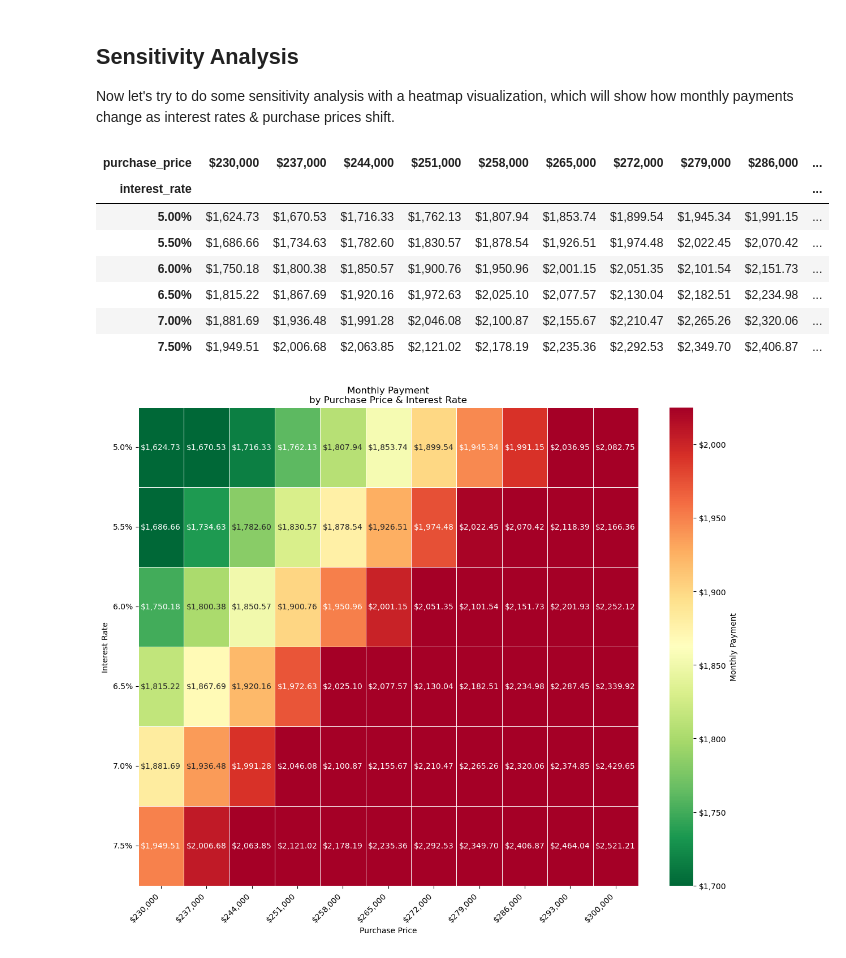
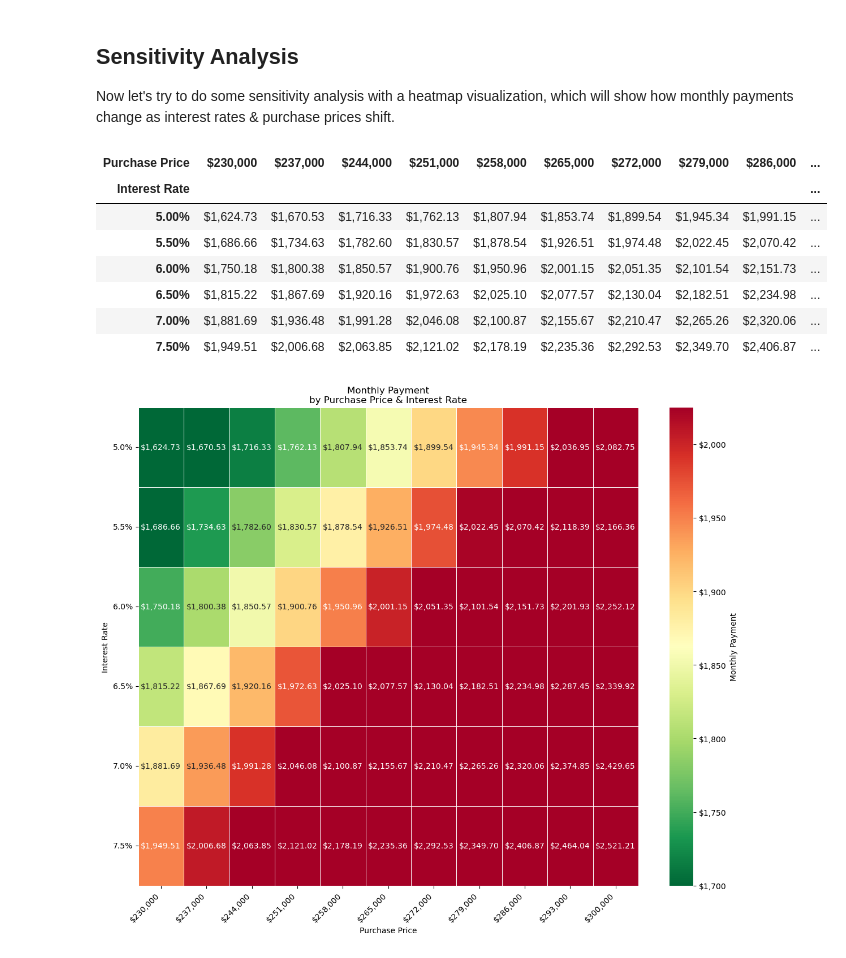
Before and after one commit to lcholmes91/mortgage-dashboard, a Jupyter notebook: house_buying.ipynb, the cells around one changed output. Drawn from its saved outputs; the diff is of its cells as text; code cells hidden in the pictures.

Commit message:
Update all products
- Updated README.md
- Updated .ipynb with comments & formatting
- Updated app.py with help popup tooltips & 'Show Values' formatting
- Produced new .html report from updated .ipynb

```diff
--- a/house_buying.ipynb
+++ b/house_buying.ipynb
@@ -209,28 +212,32 @@ Flood Insurance: $33.33
 ## Sensitivity Analysis
 Now let's try to do some sensitivity analysis with a heatmap visualization, which will show how monthly payments change as interest rates & purchase prices shift.
 # %%
-prices = np.round(np.arange(230_000, 300_001, 7_000), 3)    # 250k to 310k (inclusive) in 25k increments
-rates = np.round(np.arange(0.050, 0.0751, 0.005), 3)        # 5.5% to 8.0% (inclusive) in 0.5% increments
+prices = np.round(np.arange(230_000, 300_001, 7_000), 3)    # 230k to 310k (inclusive) in 7k increments
+rates = np.round(np.arange(0.050, 0.0751, 0.005), 3)        # 5.0% to 7.5% (inclusive) in 0.5% increments
 
-df = pd.DataFrame(index=rates, columns=prices, dtype=float)
-df.index.name = 'interest_rate'
-df.columns.name = 'purchase_price'
+df = pd.DataFrame(index=rates, columns=prices, dtype=float) # Create empty DataFrame to hold results
+df.index.name = 'interest_rate'                             # Rows = interest rates
+df.columns.name = 'purchase_price'                          # Columns = purchase prices
 
-for r in rates:
-    for p in prices:
-        payment = monthly_payment(purchase_price=p, down_payment=down_payment, note_rate=r, term_years=term_years,
-                        effective_tax_rate=effective_tax_rate, annual_premium=annual_premium, pmi_annual_rate=pmi_annual_rate,
-                        hoa_monthly=hoa_monthly, verbose=False)
-        df.loc[r, p] = round(payment, 2)
+for r in rates:         # For each interest rate (row)
+    for p in prices:    # For each purchase price (column)
+        payment = monthly_payment(purchase_price=p, down_payment=down_payment, note_rate=r,         # Calculate monthly payment
+                                  term_years=term_years, effective_tax_rate=effective_tax_rate,
+                                  annual_premium=annual_premium, pmi_annual_rate=pmi_annual_rate,
+                                  hoa_monthly=hoa_monthly, verbose=False)
+        df.loc[r, p] = round(payment, 2)                                                            # Store result in DataFrame
 
+# Create a display-friendly version of the DataFrame
 df_display = df.copy()
-df_display.index = (df_display.index * 100).map('{:.2f}%'.format)
-df_display.columns = df_display.columns.map('${:,.0f}'.format)
-df_display = df_display.style.format('${:,.2f}')
+df_display.index = (df_display.index * 100).map('{:.2f}%'.format)   # Format interest rates as percentages
+df_display.index.name = 'Interest Rate'                               # Rename index for display
+df_display.columns.name = 'Purchase Price'                          # Rename columns for display
+df_display.columns = df_display.columns.map('${:,.0f}'.format)      # Format purchase prices as currency
+df_display = df_display.style.format('${:,.2f}')                    # Format all values as currency with 2 decimal places
 df_display
 # %% [output]
-| purchase_price | $230,000 | $237,000 | $244,000 | $251,000 | $258,000 | $265,000 | $272,000 | $279,000 | $286,000 | ... |
-| interest_rate |  |  |  |  |  |  |  |  |  | ... |
+| Purchase Price | $230,000 | $237,000 | $244,000 | $251,000 | $258,000 | $265,000 | $272,000 | $279,000 | $286,000 | ... |
+| Interest Rate |  |  |  |  |  |  |  |  |  | ... |
 | 5.00% | $1,624.73 | $1,670.53 | $1,716.33 | $1,762.13 | $1,807.94 | $1,853.74 | $1,899.54 | $1,945.34 | $1,991.15 | ... |
 | 5.50% | $1,686.66 | $1,734.63 | $1,782.60 | $1,830.57 | $1,878.54 | $1,926.51 | $1,974.48 | $2,022.45 | $2,070.42 | ... |
 | 6.00% | $1,750.18 | $1,800.38 | $1,850.57 | $1,900.76 | $1,950.96 | $2,001.15 | $2,051.35 | $2,101.54 | $2,151.73 | ... |
```
Also changed, not shown: parts of 7 cells of this notebook, 3 other files.
